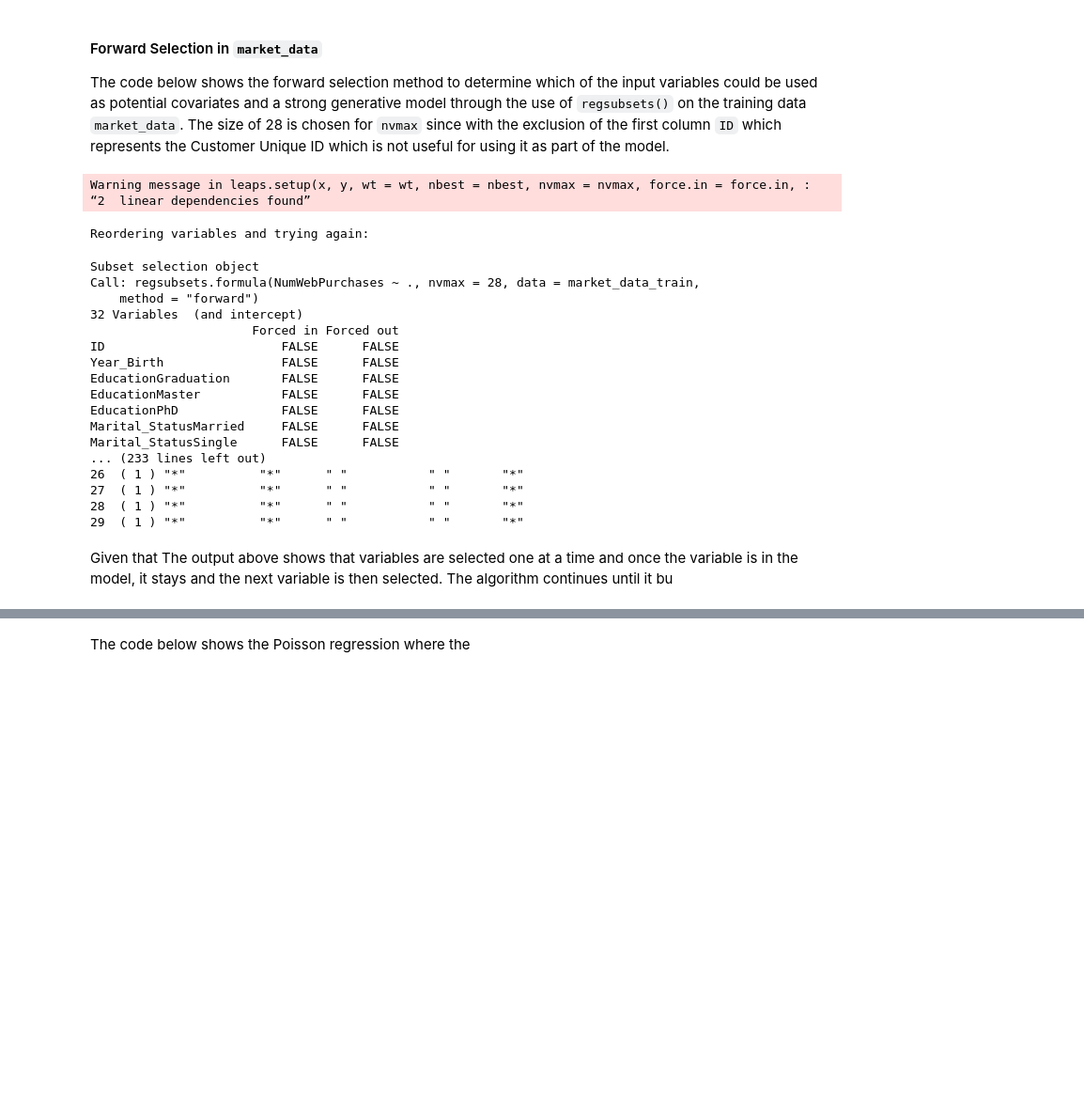
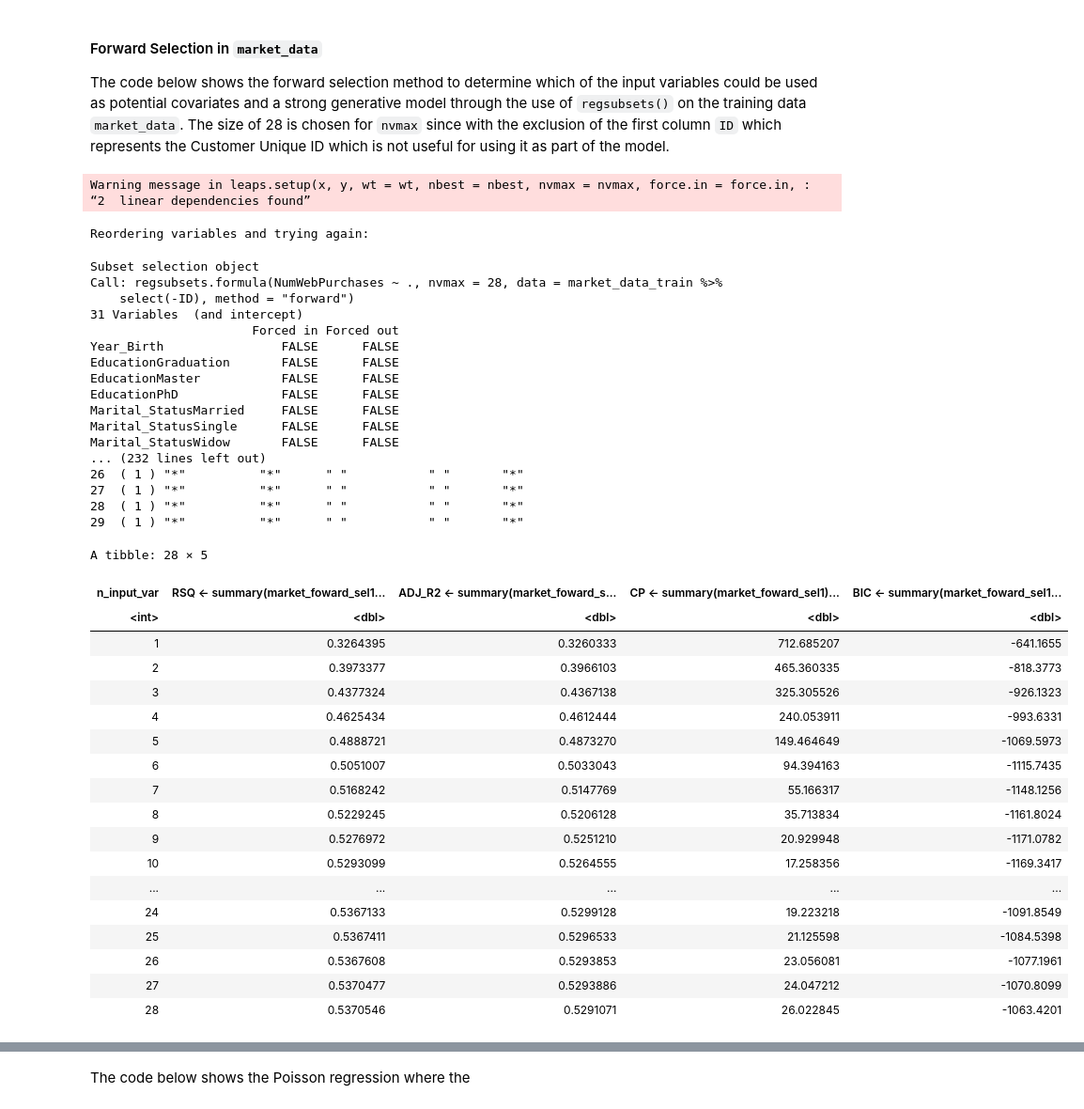
Before and after one commit to DrakenRaptor/STAT301_ProjectGrp26, a Jupyter notebook: Individual Assignment (Project).ipynb, the cells around one changed output, grey strips where cells are left out. Shown at 94% size. Cells and saved outputs as stored; diff of their text form; code cells hidden in the pictures; blank space fills up the shorter version.

```diff
--- a/Individual Assignment (Project).ipynb
+++ b/Individual Assignment (Project).ipynb
@@ -382,7 +382,7 @@ However, Poisson regression through prediction is very useful for modelling coun
 The code below shows the forward selection method to determine which of the input variables could be used as potential covariates and a strong generative model through the use of `regsubsets()` on the training data `market_data`. The size of 28 is chosen for `nvmax` since with the exclusion of the first column `ID` which represents the Customer Unique ID which is not useful for using it as part of the model.
 # %%
 market_foward_sel1 <- regsubsets(NumWebPurchases ~ ., nvmax = 28,
-        data = market_data_train, method = "forward")
+        data = market_data_train %>% select(-ID), method = "forward")
 
 summary(market_foward_sel1)
 # %% [output]
@@ -390,21 +390,50 @@ Warning message in leaps.setup(x, y, wt = wt, nbest = nbest, nvmax = nvmax, forc
 “2  linear dependencies found”
 Reordering variables and trying again:
 Subset selection object
-Call: regsubsets.formula(NumWebPurchases ~ ., nvmax = 28, data = market_data_train,
-    method = "forward")
-32 Variables  (and intercept)
+Call: regsubsets.formula(NumWebPurchases ~ ., nvmax = 28, data = market_data_train %>%
+    select(-ID), method = "forward")
+31 Variables  (and intercept)
                       Forced in Forced out
-ID                        FALSE      FALSE
 Year_Birth                FALSE      FALSE
 EducationGraduation       FALSE      FALSE
 EducationMaster           FALSE      FALSE
 EducationPhD              FALSE      FALSE
 Marital_StatusMarried     FALSE      FALSE
 Marital_StatusSingle      FALSE      FALSE
-... (233 lines left out)
+Marital_StatusWidow       FALSE      FALSE
+... (232 lines left out)
 26  ( 1 ) "*"          "*"      " "           " "       "*"
 27  ( 1 ) "*"          "*"      " "           " "       "*"
 28  ( 1 ) "*"          "*"      " "           " "       "*"
 29  ( 1 ) "*"          "*"      " "           " "       "*"
-# %% [markdown]
-Given that The output above shows that variables are selected one at a time and once the variable is in the model, it stays and the next variable is then selected. The algorithm continues until it bu
+# %%
+market_forward_summary1 <- tibble(
+    # Number of input variables from 1 to 28
+    n_input_var = 1:28,
+RSQ <- summary(market_foward_sel1)$rsq[1:28],       # R-squared values
+ADJ_R2 <- summary(market_foward_sel1)$adjr2[1:28],  # Adjusted R-squared values
+CP <- summary(market_foward_sel1)$cp[1:28],         # Cp values
+BIC <- summary(market_foward_sel1)$bic[1:28]        # BIC values
+)
+
+market_forward_summary1
+# %% [output]
+A tibble: 28 × 5
+| n_input_var | RSQ <- summary(market_foward_sel1... | ADJ_R2 <- summary(market_foward_s... | CP <- summary(market_foward_sel1)... | BIC <- summary(market_foward_sel1... |
+| <int> | <dbl> | <dbl> | <dbl> | <dbl> |
+| 1 | 0.3264395 | 0.3260333 | 712.685207 | -641.1655 |
+| 2 | 0.3973377 | 0.3966103 | 465.360335 | -818.3773 |
+| 3 | 0.4377324 | 0.4367138 | 325.305526 | -926.1323 |
+| 4 | 0.4625434 | 0.4612444 | 240.053911 | -993.6331 |
+| 5 | 0.4888721 | 0.4873270 | 149.464649 | -1069.5973 |
+| 6 | 0.5051007 | 0.5033043 | 94.394163 | -1115.7435 |
+| 7 | 0.5168242 | 0.5147769 | 55.166317 | -1148.1256 |
+| 8 | 0.5229245 | 0.5206128 | 35.713834 | -1161.8024 |
+| 9 | 0.5276972 | 0.5251210 | 20.929948 | -1171.0782 |
+| 10 | 0.5293099 | 0.5264555 | 17.258356 | -1169.3417 |
+| ... | ... | ... | ... | ... |
+| 24 | 0.5367133 | 0.5299128 | 19.223218 | -1091.8549 |
+| 25 | 0.5367411 | 0.5296533 | 21.125598 | -1084.5398 |
+| 26 | 0.5367608 | 0.5293853 | 23.056081 | -1077.1961 |
+| 27 | 0.5370477 | 0.5293886 | 24.047212 | -1070.8099 |
+| 28 | 0.5370546 | 0.5291071 | 26.022845 | -1063.4201 |
```
Also changed, not shown: parts of 15 cells of this notebook.
